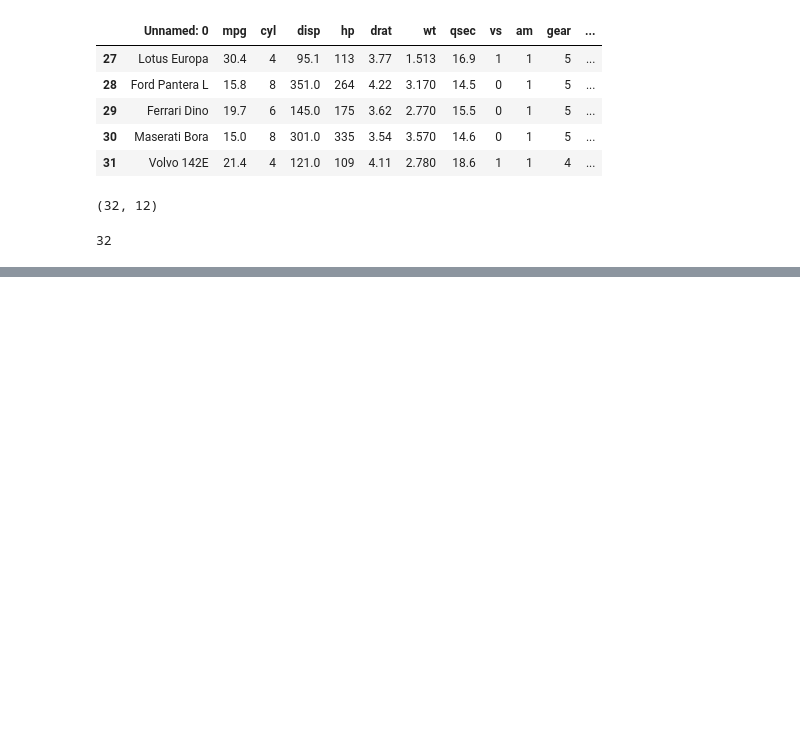
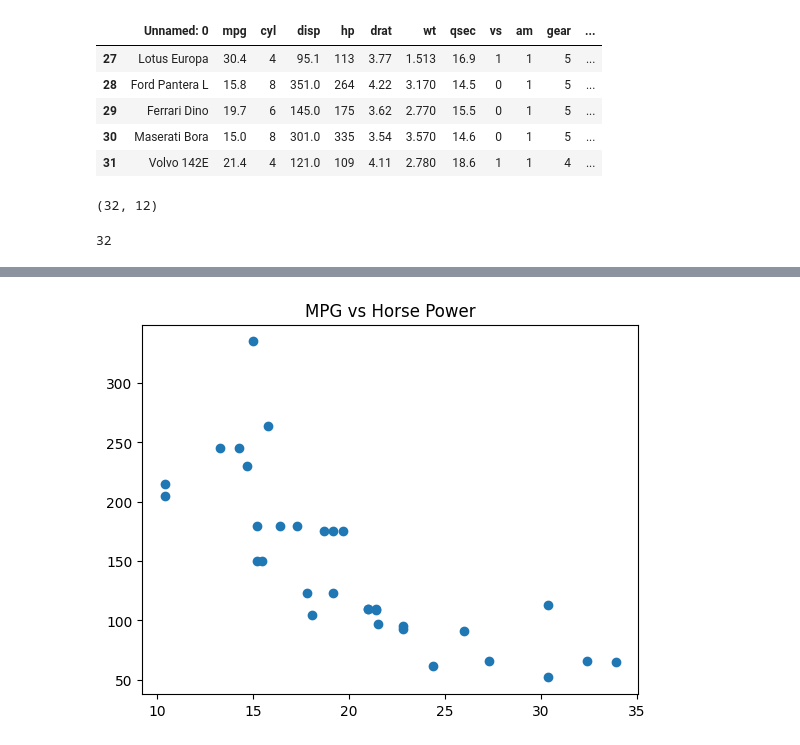
Before and after one commit to jaemin615/Softeer-7th_WIKI, a Jupyter notebook: missions/W1/w1m1.ipynb, the cells around one changed output, grey strips where cells are left out. Drawn from its saved outputs; the diff is of its cells as text; code cells hidden in the pictures; blank space fills up the shorter version.

```diff
--- a/missions/W1/w1m1.ipynb
+++ b/missions/W1/w1m1.ipynb
@@ -53,0 +162,6 @@ TypeError: Index does not support mutable operations
+# %%
+plt.scatter(df['mpg'], df['hp'])
+plt.title('MPG vs Horse Power')
+plt.show()
+# %% [output]
+[figure, added]
```
Also changed, not shown: parts of 17 cells of this notebook, 12 other files.
